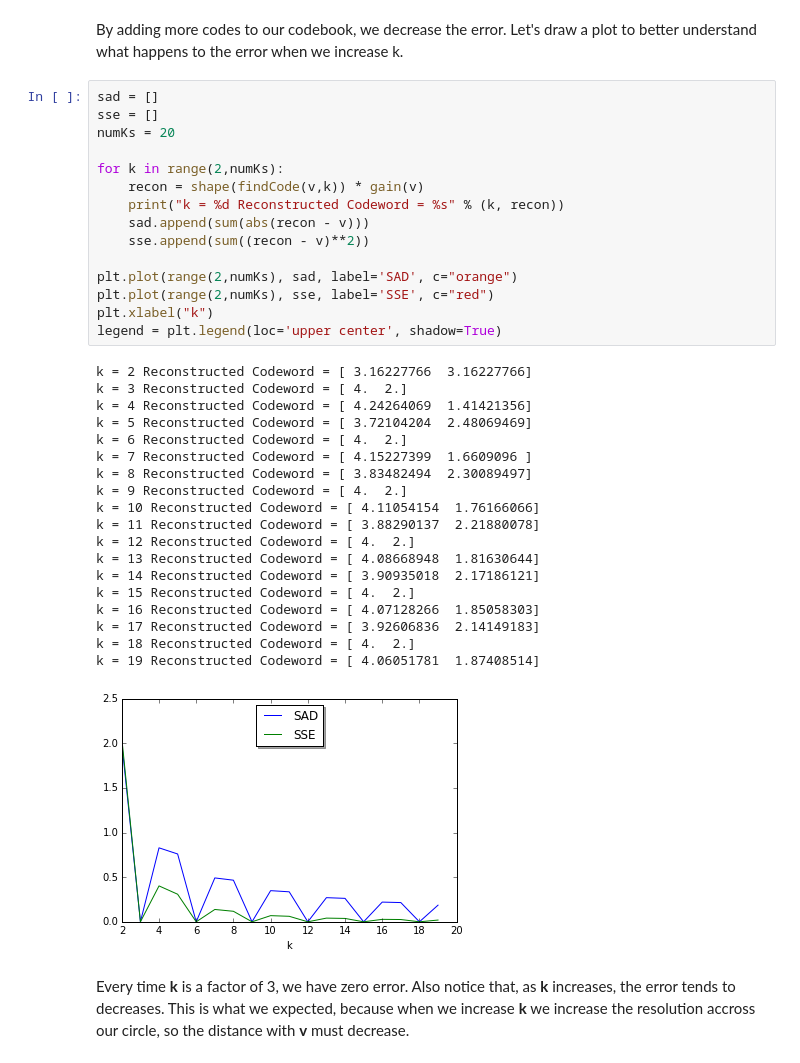
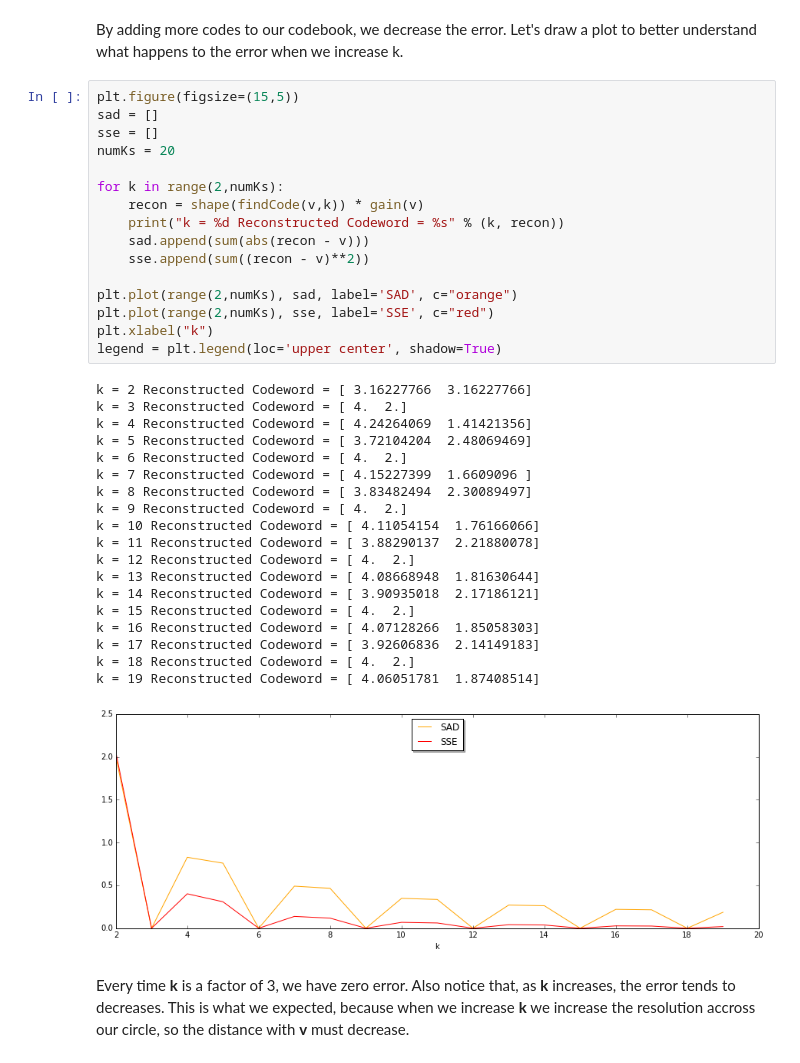
Before and after one commit to luctrudeau/DaalaNotebooks, a Jupyter notebook: PVQ/PVQ.ipynb, the cells around one changed output. Drawn from its saved outputs; the diff is of its cells as text.

```diff
--- a/PVQ/PVQ.ipynb
+++ b/PVQ/PVQ.ipynb
@@ -298,40 +298,41 @@ Sum of Squared Error: 0.000000
 # %% [markdown]
 By adding more codes to our codebook, we decrease the error. Let's draw a plot to better understand what happens to the error when we increase k.
 # %%
+plt.figure(figsize=(15,5))
 sad = []
 sse = []
 numKs = 20
 
 for k in range(2,numKs):
     recon = shape(findCode(v,k)) * gain(v)
     print("k = %d Reconstructed Codeword = %s" % (k, recon))
     sad.append(sum(abs(recon - v)))
     sse.append(sum((recon - v)**2))
 
 plt.plot(range(2,numKs), sad, label='SAD', c="orange")
 plt.plot(range(2,numKs), sse, label='SSE', c="red")
 plt.xlabel("k")
 legend = plt.legend(loc='upper center', shadow=True)
 # %% [output]
 k = 2 Reconstructed Codeword = [ 3.16227766  3.16227766]
 k = 3 Reconstructed Codeword = [ 4.  2.]
 k = 4 Reconstructed Codeword = [ 4.24264069  1.41421356]
 k = 5 Reconstructed Codeword = [ 3.72104204  2.48069469]
 k = 6 Reconstructed Codeword = [ 4.  2.]
 k = 7 Reconstructed Codeword = [ 4.15227399  1.6609096 ]
 k = 8 Reconstructed Codeword = [ 3.83482494  2.30089497]
 k = 9 Reconstructed Codeword = [ 4.  2.]
 k = 10 Reconstructed Codeword = [ 4.11054154  1.76166066]
 k = 11 Reconstructed Codeword = [ 3.88290137  2.21880078]
 k = 12 Reconstructed Codeword = [ 4.  2.]
 k = 13 Reconstructed Codeword = [ 4.08668948  1.81630644]
 k = 14 Reconstructed Codeword = [ 3.90935018  2.17186121]
 k = 15 Reconstructed Codeword = [ 4.  2.]
 k = 16 Reconstructed Codeword = [ 4.07128266  1.85058303]
 k = 17 Reconstructed Codeword = [ 3.92606836  2.14149183]
 k = 18 Reconstructed Codeword = [ 4.  2.]
 k = 19 Reconstructed Codeword = [ 4.06051781  1.87408514]
-[figure, old version]
+[figure, new version]
 # %% [markdown]
 Every time **k** is a factor of 3, we have zero error. Also notice that, as **k** increases, the error tends to decreases. This is what we expected, because when we increase **k** we increase the resolution accross our circle, so the distance with **v** must decrease.
 # %% [markdown]
```
Also changed, not shown: 1 other file.
